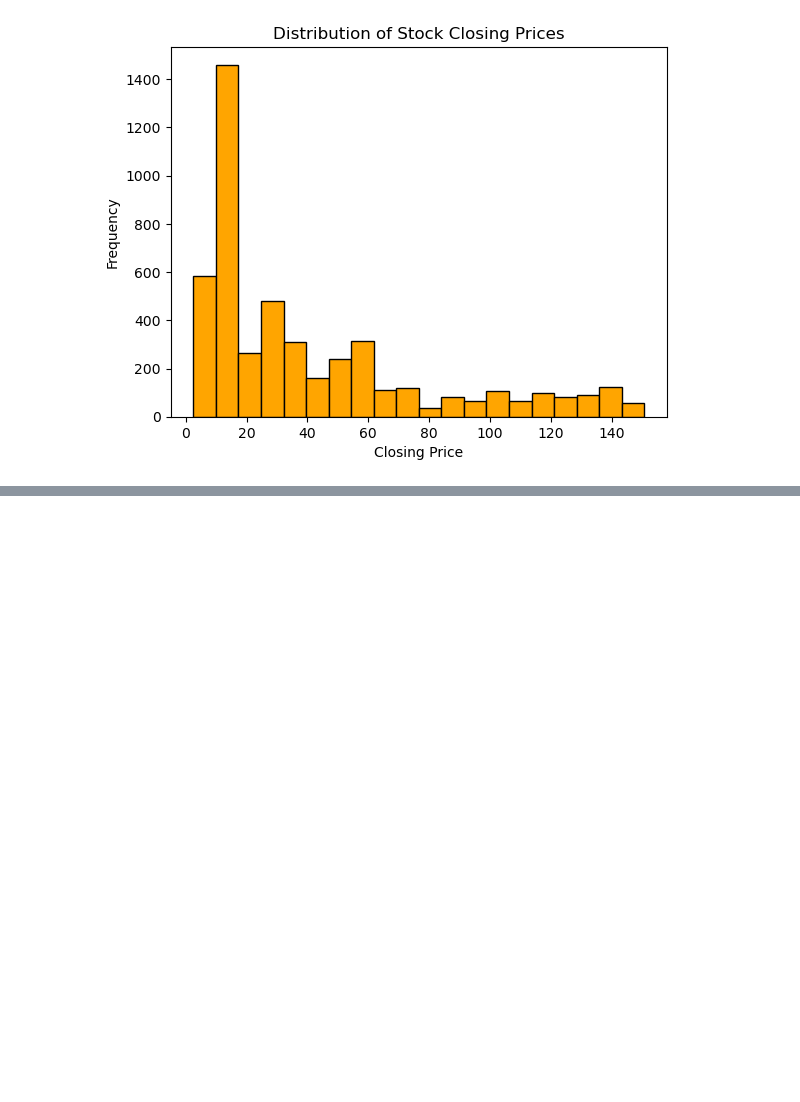
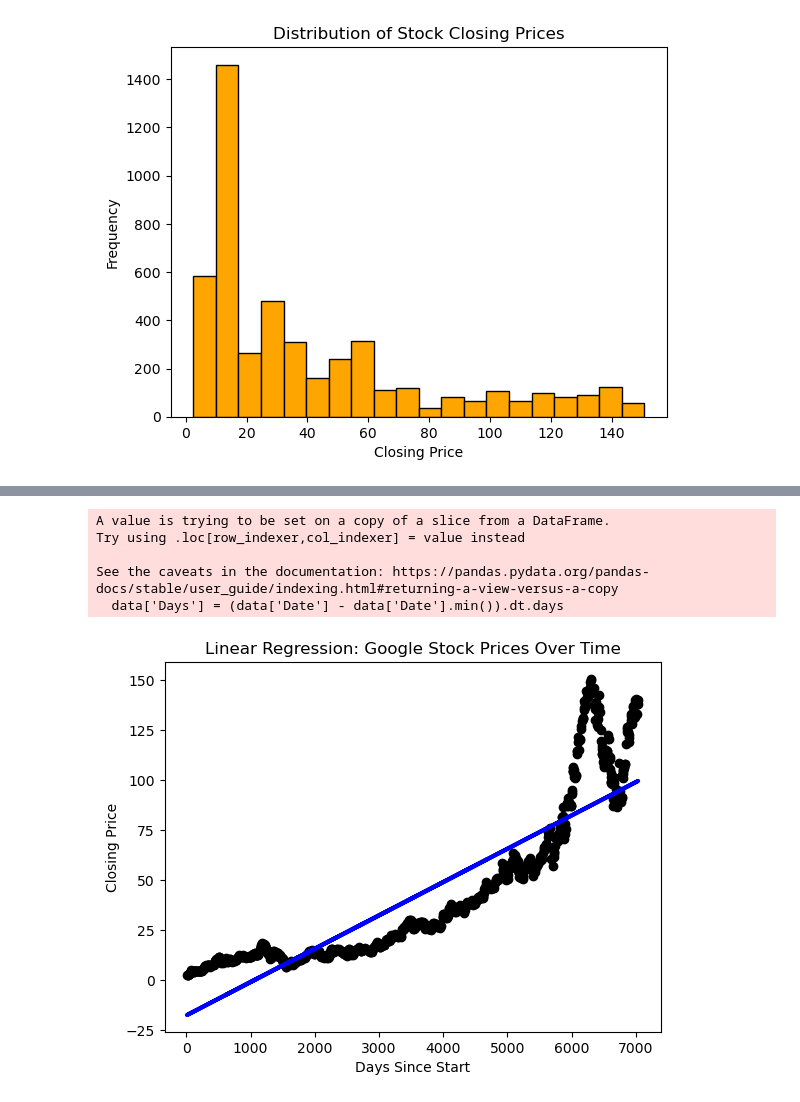
Before and after one commit to JacksonSong27/Google-Stock-Analysis, a Jupyter notebook: Google Stock Odyssey.ipynb, the cells around one changed output, grey strips where cells are left out. Cells and saved outputs as stored; diff of their text form; code cells hidden in the pictures; blank space fills up the shorter version.

```diff
--- a/Google Stock Odyssey.ipynb
+++ b/Google Stock Odyssey.ipynb
@@ -139,17 +143,0 @@ I am interested in understanding whether there are discernible upward or downwar
-# %%
-import pandas as pd
-import matplotlib.pyplot as plt
-
-df['Date'] = pd.to_datetime(df['Date'])
-df = df.sort_values('Date')
-
-df['Rolling_Avg'] = df['Close'].rolling(window=30).mean()
-
-plt.plot(df['Date'], df['Close'], label='Closing Prices', color='blue')
-plt.plot(df['Date'], df['Rolling_Avg'], label='Rolling Average', color='red')
-
-plt.title('Trend of Google Stock Prices')
-plt.xlabel('Date')
-plt.ylabel('Closing Price')
-plt.legend()
-plt.show()
@@ -157,0 +171,31 @@ plt.show()
+# %%
+import pandas as pd
+from sklearn.model_selection import train_test_split
+from sklearn.linear_model import LinearRegression
+import matplotlib.pyplot as plt
+
+df['Date'] = pd.to_datetime(df['Date'])
+data = df[['Date', 'Close']]
+
+data['Days'] = (data['Date'] - data['Date'].min()).dt.days
+X = data[['Days']]
+y = data['Close']
+
+
+X_train, X_test, y_train, y_test = train_test_split(X, y, test_size=0.2, random_state=42)
+model.fit(X_train, y_train)
+y_pred = model.predict(X_test)
+
+plt.scatter(X_test, y_test, color='black')
+plt.plot(X_test, y_pred, color='blue', linewidth=3)
+plt.title('Linear Regression: Google Stock Prices Over Time')
+plt.xlabel('Days Since Start')
+plt.ylabel('Closing Price')
+plt.show()
+# %% [output]
+A value is trying to be set on a copy of a slice from a DataFrame.
+Try using .loc[row_indexer,col_indexer] = value instead
+
+See the caveats in the documentation: https://pandas.pydata.org/pandas-docs/stable/user_guide/indexing.html#returning-a-view-versus-a-copy
+  data['Days'] = (data['Date'] - data['Date'].min()).dt.days
+[figure, added]
```
Also changed, not shown: parts of 27 cells of this notebook.
